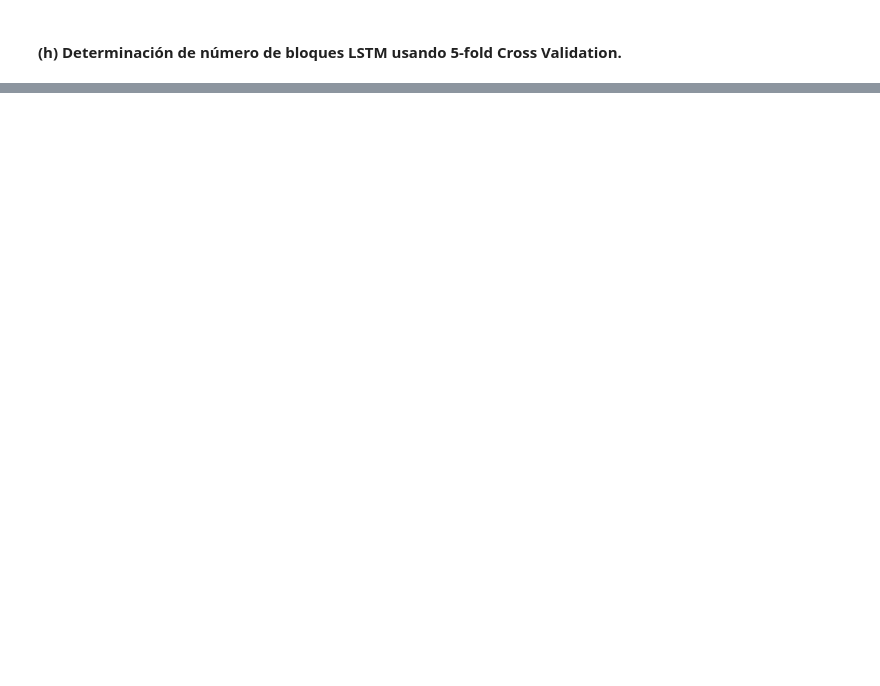
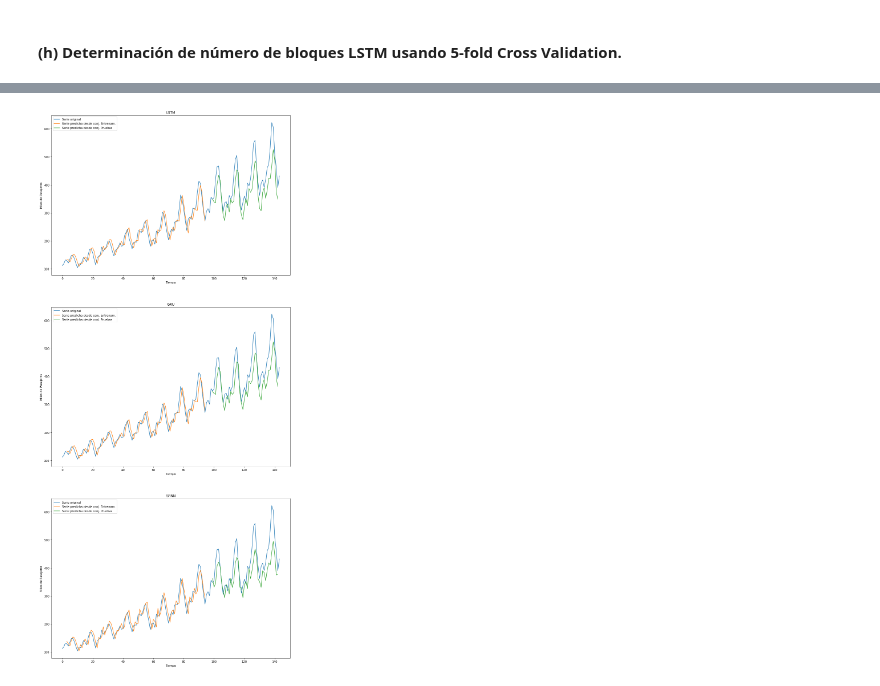
Before and after one commit to felipeavaria/Redes_Neuronales_Artificiales, a Jupyter notebook: Tarea-3/Tarea 3 - Pregunta 2.ipynb, the cells around one changed output, grey strips where cells are left out. Cells and saved outputs as stored; diff of their text form; code cells hidden in the pictures; blank space fills up the shorter version.

```diff
--- a/Tarea-3/Tarea 3 - Pregunta 2.ipynb
+++ b/Tarea-3/Tarea 3 - Pregunta 2.ipynb
@@ -129,0 +291,10 @@ modelo2_2.add(Dense(1))
+# %%
+# LSTM
+modelo2_j_lstm = Sequential()
+modelo2_j_lstm.add(LSTM(6, input_shape=(1, lag), activation='tanh', recurrent_activation='sigmoid'))
+modelo2_j_lstm.add(Dense(1))
+modelo2_j_lstm.compile(loss='mean_squared_error', optimizer='adam')
+
+results = modelo2_j_lstm.fit(trainX, trainY, validation_data=(testX, testY),
+                            epochs=100, batch_size=1, verbose=1)
+resultados2_j_lstm = results.history
@@ -129,0 +352,10 @@ modelo2_2.add(Dense(1))
+# %%
+# SimpleRNN
+modelo2_j_srnn = Sequential()
+modelo2_j_srnn.add(SimpleRNN(6, input_shape=(1, lag), activation='tanh', kernel_initializer='orthogonal'))
+modelo2_j_srnn.add(Dense(1))
+modelo2_j_srnn.compile(loss='mean_squared_error', optimizer='adam')
+
+results = modelo2_j_srnn.fit(trainX, trainY, validation_data=(testX, testY),
+                            epochs=100, batch_size=1, verbose=1)
+resultados2_j_srnn = results.history
@@ -129,0 +382,73 @@ modelo2_2.add(Dense(1))
+# %%
+import matplotlib.pyplot as plt
+
+# escalado inverso de las predicciones
+trainPredict_lstm = modelo2_j_lstm.predict(trainX)
+trainPredict_lstm = scaler.inverse_transform(trainPredict_lstm)
+trainPredict_gru = modelo2_j_gru.predict(trainX)
+trainPredict_gru = scaler.inverse_transform(trainPredict_gru)
+trainPredict_srnn = modelo2_j_srnn.predict(trainX)
+trainPredict_srnn = scaler.inverse_transform(trainPredict_srnn)
+trainY = scaler.inverse_transform(trainY)
+
+testPredict_lstm = modelo2_j_lstm.predict(testX)
+testPredict_lstm = scaler.inverse_transform(testPredict_lstm)
+testPredict_gru = modelo2_j_gru.predict(testX)
+testPredict_gru = scaler.inverse_transform(testPredict_gru)
+testPredict_srnn = modelo2_j_srnn.predict(testX)
+testPredict_srnn = scaler.inverse_transform(testPredict_srnn)
+testY = scaler.inverse_transform(testY)
+
+# plotting
+trainPredictPlot_lstm = np.empty_like(dataframe.values)
+trainPredictPlot_lstm[:, :] = np.nan
+trainPredictPlot_lstm[lag:len(trainPredict_lstm)+lag, :] = trainPredict_lstm
+
+trainPredictPlot_gru = np.empty_like(dataframe.values)
+trainPredictPlot_gru[:, :] = np.nan
+trainPredictPlot_gru[lag:len(trainPredict_gru)+lag, :] = trainPredict_gru
+
+trainPredictPlot_srnn = np.empty_like(dataframe.values)
+trainPredictPlot_srnn[:, :] = np.nan
+trainPredictPlot_srnn[lag:len(trainPredict_srnn)+lag, :] = trainPredict_srnn
+
+testPredictPlot_lstm = np.empty_like(dataframe.values)
+testPredictPlot_lstm[:, :] = np.nan
+testPredictPlot_lstm[len(trainPredict_lstm)+(2*lag)+1:len(dataframe.values)-1, :] = testPredict_lstm
+
+testPredictPlot_gru = np.empty_like(dataframe.values)
+testPredictPlot_gru[:, :] = np.nan
+testPredictPlot_gru[len(trainPredict_gru)+(2*lag)+1:len(dataframe.values)-1, :] = testPredict_gru
+
+testPredictPlot_srnn = np.empty_like(dataframe.values)
+testPredictPlot_srnn[:, :] = np.nan
+testPredictPlot_srnn[len(trainPredict_srnn)+(2*lag)+1:len(dataframe.values)-1, :] = testPredict_srnn
+
+plt.subplots(3,1,figsize=(15,35))
+plt.subplot(3,1,1)
+plt.plot(scaler.inverse_transform(np.append(stream_train_scaled, stream_test_scaled)), label='Serie original')
+plt.plot(trainPredictPlot_lstm, label='Serie predicha desde conj. Entrenam.')
+plt.plot(testPredictPlot_lstm, label='Serie predicha desde conj. Pruebas')
+plt.ylabel('Miles de Pasajeros')
+plt.xlabel('Tiempo')
+plt.legend(loc='upper left')
+plt.title('LSTM')
+plt.subplot(3,1,2)
+plt.plot(scaler.inverse_transform(np.append(stream_train_scaled, stream_test_scaled)), label='Serie original')
+plt.plot(trainPredictPlot_gru, label='Serie predicha desde conj. Entrenam.')
+plt.plot(testPredictPlot_gru, label='Serie predicha desde conj. Pruebas')
+plt.ylabel('Miles de Pasajeros')
+plt.xlabel('Tiempo')
+plt.legend(loc='upper left')
+plt.title('GRU')
+plt.subplot(3,1,3)
+plt.plot(scaler.inverse_transform(np.append(stream_train_scaled, stream_test_scaled)), label='Serie original')
+plt.plot(trainPredictPlot_srnn, label='Serie predicha desde conj. Entrenam.')
+plt.plot(testPredictPlot_srnn, label='Serie predicha desde conj. Pruebas')
+plt.ylabel('Miles de Pasajeros')
+plt.xlabel('Tiempo')
+plt.legend(loc='upper left')
+plt.title('SRNN')
+plt.show()
+# %% [output]
+[figure, added]
```
Also changed, not shown: parts of 34 cells of this notebook.
